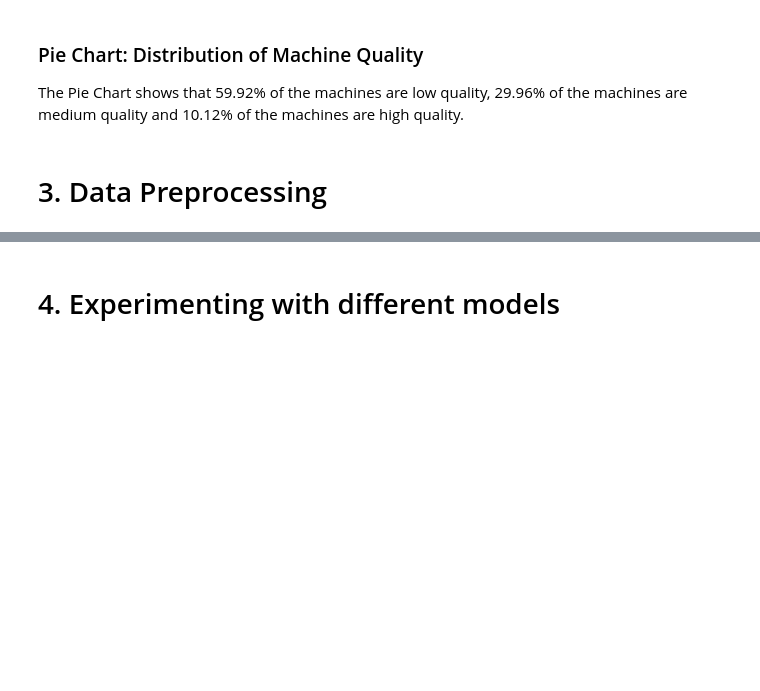
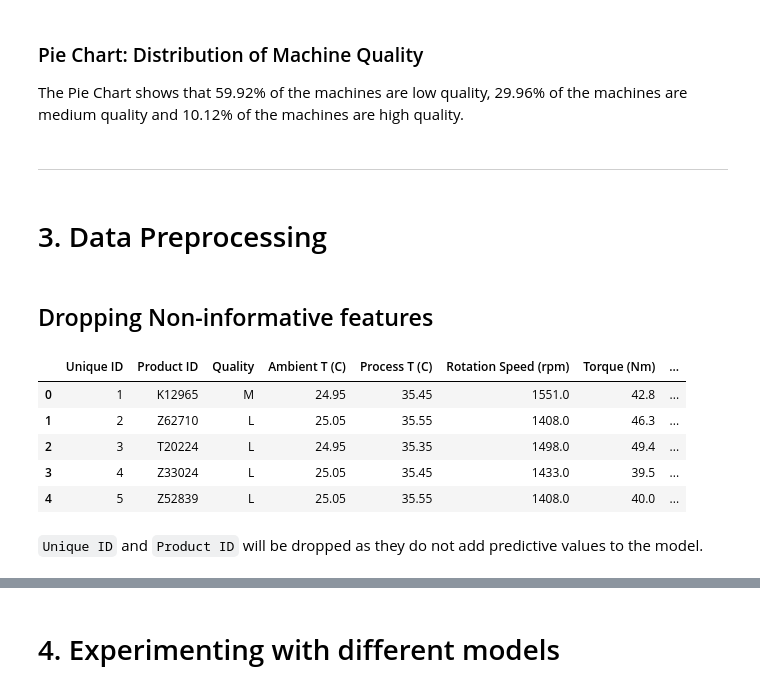
Before and after one commit to Mrkcuz-21/Predicting-Factory-Machine-Status-ML-Project, a Jupyter notebook: Predicting_Factory_Machine_Status_ML.ipynb, the cells around one changed output, grey strips where cells are left out. Drawn from its saved outputs; the diff is of its cells as text; code cells hidden in the pictures; blank space fills up the shorter version.

```diff
--- a/Predicting_Factory_Machine_Status_ML.ipynb
+++ b/Predicting_Factory_Machine_Status_ML.ipynb
@@ -249,5 +255,20 @@ plt.show()
 ### Pie Chart: Distribution of Machine Quality
 
 The Pie Chart shows that 59.92% of the machines are low quality, 29.96% of the machines are medium quality and 10.12% of the machines are high quality.
+# %% [markdown]
+<hr>
 # %% [markdown]
 # 3. Data Preprocessing
+# %% [markdown]
+## Dropping Non-informative features
+# %%
+dataset.head()
+# %% [output]
+|  | Unique ID | Product ID | Quality | Ambient T (C) | Process T (C) | Rotation Speed (rpm) | Torque (Nm) | ... |
+| 0 | 1 | K12965 | M | 24.95 | 35.45 | 1551.0 | 42.8 | ... |
+| 1 | 2 | Z62710 | L | 25.05 | 35.55 | 1408.0 | 46.3 | ... |
+| 2 | 3 | T20224 | L | 24.95 | 35.35 | 1498.0 | 49.4 | ... |
+| 3 | 4 | Z33024 | L | 25.05 | 35.45 | 1433.0 | 39.5 | ... |
+| 4 | 5 | Z52839 | L | 25.05 | 35.55 | 1408.0 | 40.0 | ... |
+# %% [markdown]
+`Unique ID` and `Product ID` will be dropped as they do not add predictive values to the model.
```
Also changed, not shown: parts of 11 cells of this notebook.
